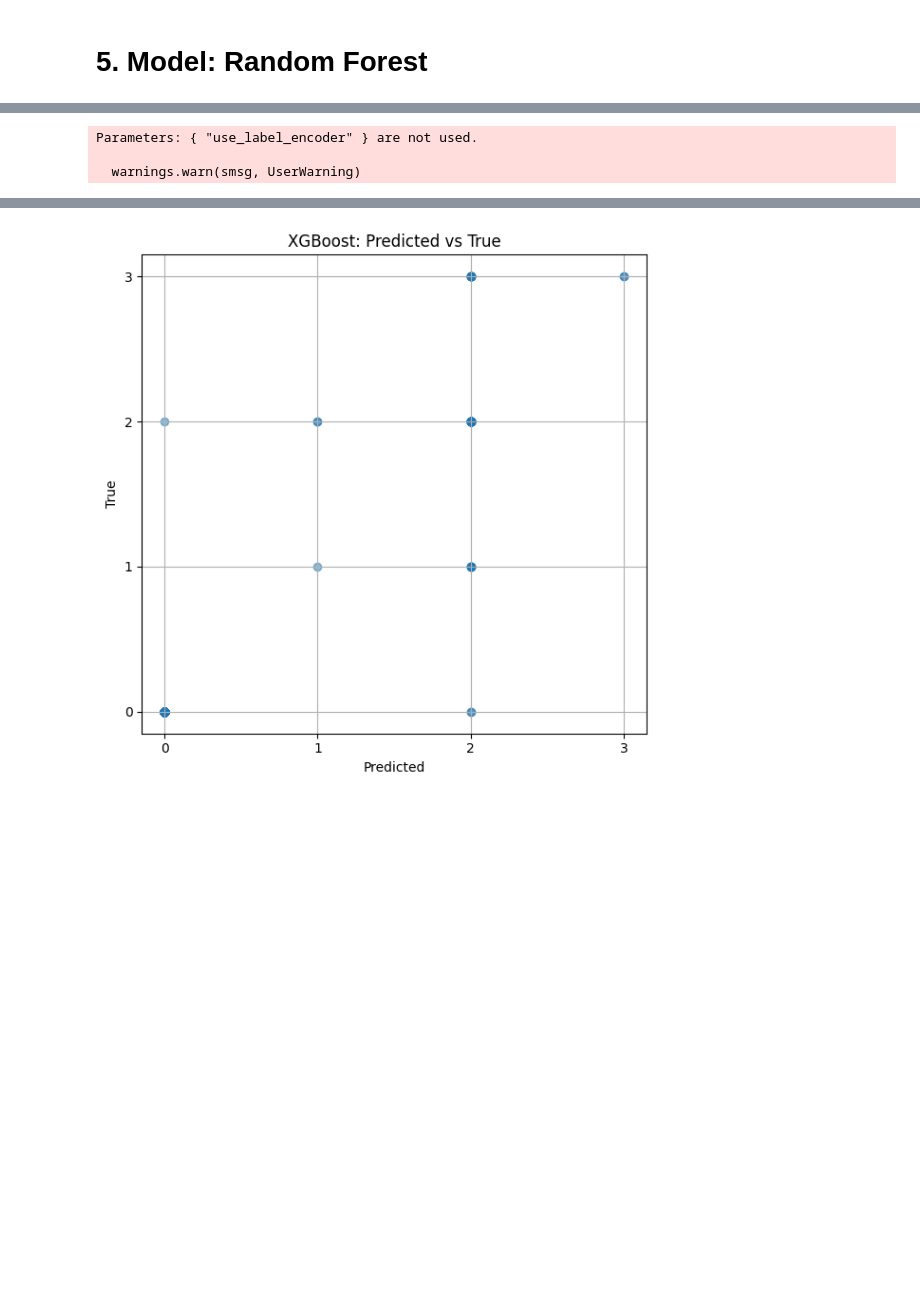
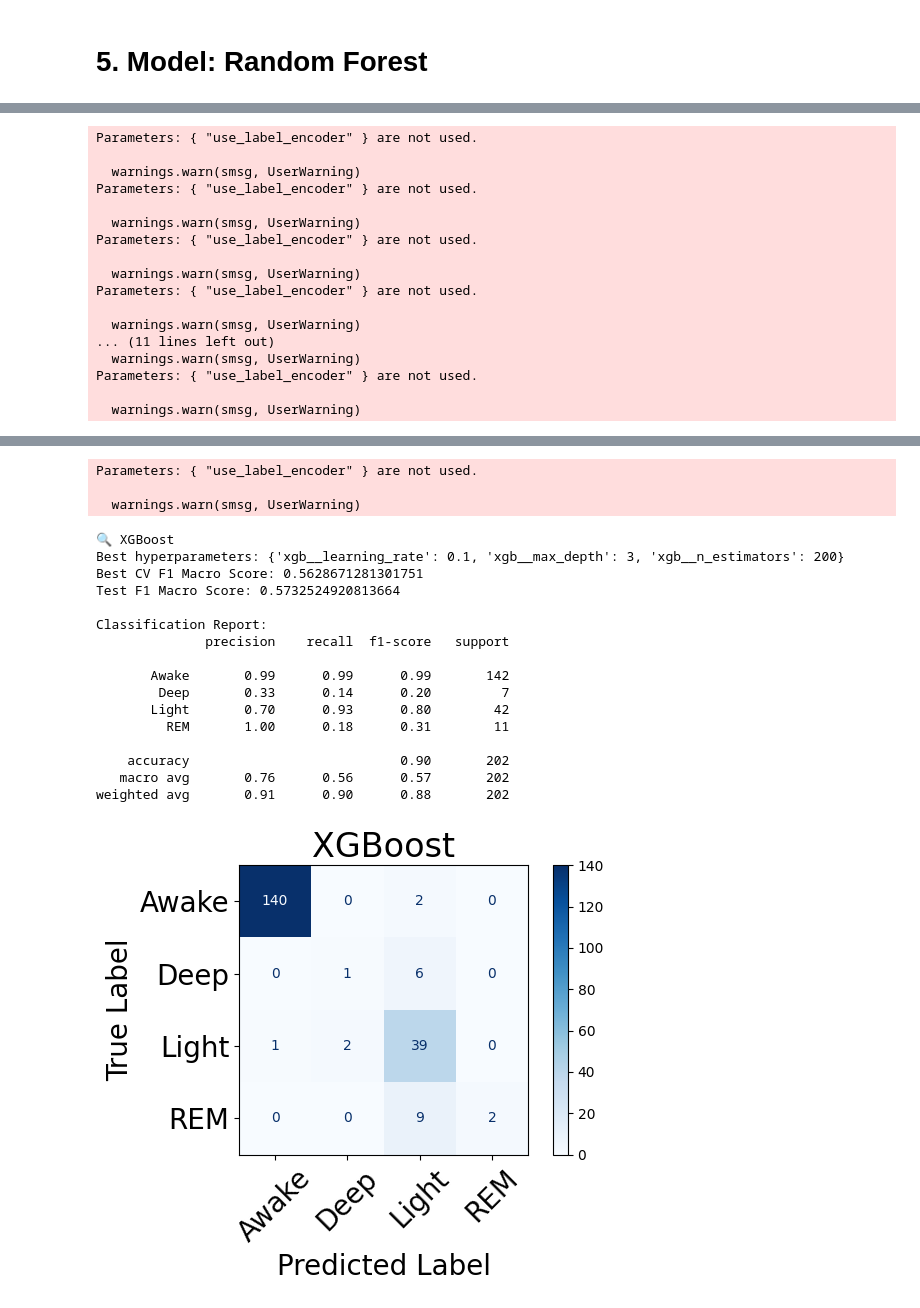
Before and after one commit to PlanetPhilip/ML4QS, a Jupyter notebook: Main.ipynb, the cells around one changed output, grey strips where cells are left out. Drawn from its saved outputs; the diff is of its cells as text; code cells hidden in the pictures; blank space fills up the shorter version.

```diff
--- a/Main.ipynb
+++ b/Main.ipynb
@@ -565,30 +570,65 @@ weighted avg       0.87      0.88      0.87       202
 # %%
-# XGBost
+#XGBoost
+from sklearn.preprocessing import LabelEncoder
+
 # 1. Prepare data
-# ------------------------------
-y = df["Sleep stage"].astype("category").cat.codes
+le = LabelEncoder()
+y = le.fit_transform(df["Sleep stage"])
+label_names = le.classes_  # ['Awake', 'Deep', 'Light', 'REM']
 X = df.drop(columns=["Sleep stage", "Timestamp", "hours_since_caffeine"])
 
+# 2. Define the raw model (not in pipeline yet!)
+xgb = XGBClassifier(
+    objective="multi:softmax",
+    eval_metric="mlogloss",
+    use_label_encoder=False,
+    random_state=42
+)
+
+# 3. RFECV
+rfecv = RFECV(
+    estimator=xgb,
+    step=1,
+    cv=StratifiedKFold(n_splits=5, shuffle=True, random_state=42),
+    scoring="f1_macro",
+    n_jobs=-1
+)
+
+# 4. Fit RFECV and transform X
+X_selected = rfecv.fit_transform(X, y)
+
+print("Selected features:", X.columns[rfecv.support_].tolist())
+
+# 5. Now prepare your pipeline with scaling and the same model
 xgb_pipeline = Pipeline([
     ("scaler", StandardScaler()),
-    ("xgb", XGBClassifier(
-        objective="multi:softmax",
-        eval_metric="mlogloss",
-        use_label_encoder=False,
-        random_state=42
-    ))
+    ("xgb", xgb)
 ])
 
-# Define hyperparameter grid
+# 6. Define the hyperparameter grid
 xgb_grid = {
     "xgb__n_estimators": [100, 200],
     "xgb__max_depth": [3, 6],
     "xgb__learning_rate": [0.1, 0.01]
 }
 
-# Run the function
-best_xgb = train_and_evaluate(X, y, xgb_pipeline, xgb_grid, model_name="XGBoost")
+# 7. Call your existing training function using the reduced feature set
+best_xgb = train_and_evaluate(X_selected, y, xgb_pipeline, xgb_grid, model_name="XGBoost", label_names=label_names, use_rfecv=False)
 # %% [output]
 Parameters: { "use_label_encoder" } are not used.
 
   warnings.warn(smsg, UserWarning)
+Parameters: { "use_label_encoder" } are not used.
+
+  warnings.warn(smsg, UserWarning)
+Parameters: { "use_label_encoder" } are not used.
+
+  warnings.warn(smsg, UserWarning)
+Parameters: { "use_label_encoder" } are not used.
+
+  warnings.warn(smsg, UserWarning)
+... (11 lines left out)
+  warnings.warn(smsg, UserWarning)
+Parameters: { "use_label_encoder" } are not used.
+
+  warnings.warn(smsg, UserWarning)
@@ -611 +636,20 @@ weighted avg       0.91      0.90      0.88       202
+Parameters: { "use_label_encoder" } are not used.
+
+  warnings.warn(smsg, UserWarning)
+🔍 XGBoost
+Best hyperparameters: {'xgb__learning_rate': 0.1, 'xgb__max_depth': 3, 'xgb__n_estimators': 200}
+Best CV F1 Macro Score: 0.5628671281301751
+Test F1 Macro Score: 0.5732524920813664
+
+Classification Report:
+              precision    recall  f1-score   support
+
+       Awake       0.99      0.99      0.99       142
+        Deep       0.33      0.14      0.20         7
+       Light       0.70      0.93      0.80        42
+         REM       1.00      0.18      0.31        11
+
+    accuracy                           0.90       202
+   macro avg       0.76      0.56      0.57       202
+weighted avg       0.91      0.90      0.88       202
-[figure, old version]
+[figure, new version]
```
Also changed, not shown: parts of 8 cells of this notebook.
